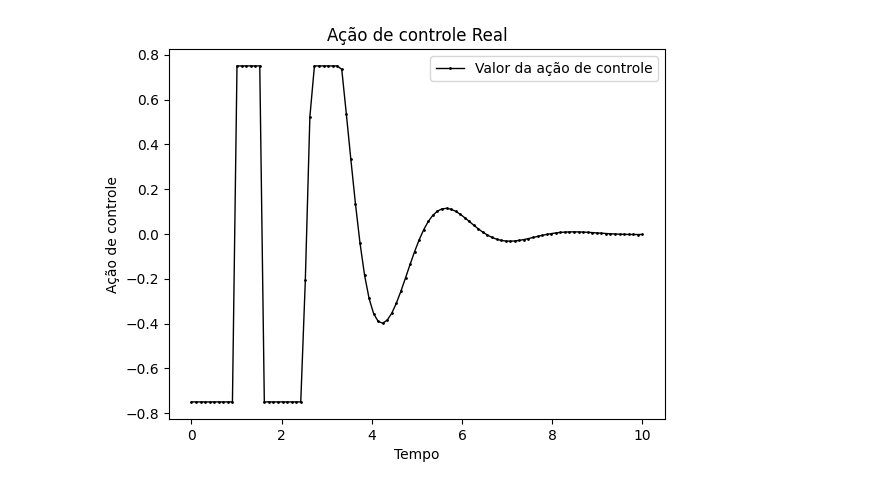
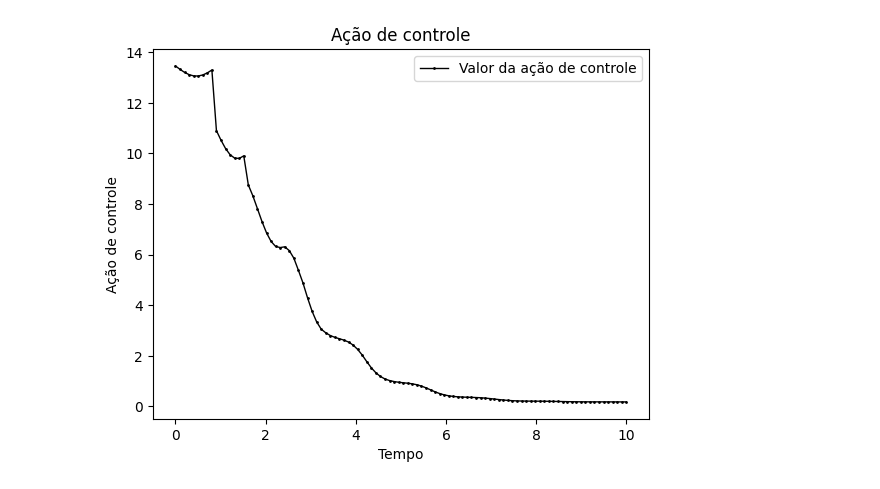
Before and after one commit to GabrielSiqueira1/MPC-Controle-Quantico, a Jupyter notebook: Open-Quantum-Systems-MPC-Frobenius.ipynb, the cells around one changed output. Drawn from its saved outputs; the diff is of its cells as text; code cells hidden in the pictures.

```diff
--- a/Open-Quantum-Systems-MPC-Frobenius.ipynb
+++ b/Open-Quantum-Systems-MPC-Frobenius.ipynb
@@ -122,7 +122,7 @@ def dpsi_dt(t, ro, H): # A derivada da ro em relação ao tempo não tem depend
     A = np.zeros((2,2), dtype=np.complex128)
     M = [[0, -ro[0][1]], [-ro[1][0], 0]]
     A = (np.dot(H,ro))-(np.dot(ro, H)) # [H,p]
-    return -1j*A+np.dot(M,0.20)
+    return -1j*A+np.dot(M,0.01)
 
 # Runge-Kutta de quarta ordem
 
@@ -222,6 +222,7 @@ def main(horizonte, rho_inicial):
     # O que será retornado por essa função
 
     vetor_controles = np.zeros((2, QUANTIDADE_PONTOS_AMOSTRAGEM), dtype=np.complex128) # Valores de controle
+    valores_funcao_objetivo = np.zeros((1, QUANTIDADE_PONTOS_AMOSTRAGEM), dtype=np.complex128)
 
     H = np.zeros((2,2), dtype=np.complex128)
     H = [[(1/2*np.pi), 0], [0, (3/2*np.pi)]]
@@ -247,6 +248,8 @@ def main(horizonte, rho_inicial):
 
         print(f"Controles: {complex(resultado.x[0],resultado.x[1])} e {complex(resultado.x[0],-resultado.x[1])}\n-------------------------")
 
+        valores_funcao_objetivo[0][pos] = func_objetivo(resultado.x, tempo, RHO_DESEJADO, rho_inicial, H, horizonte, PASSO)
+
         controle = [[0, resultado.x[0]],[resultado.x[0], 0]]
         H = somar(H, controle)
 
@@ -268,8 +271,8 @@ def main(horizonte, rho_inicial):
 
     print(f'O rho alcançado foi: {rho_inicial}')
     print(f'A fidelidade do experimento é de: {np.trace(np.sqrt(np.sqrt(rho_inicial)*RHO_DESEJADO*np.sqrt(rho_inicial)))}')
-    print(f'A fidelidade do experimento é de: {(np.trace(sqrtm(sqrtm(rho_inicial) @ RHO_DESEJADO @ sqrtm(rho_inicial))))**2}')
-    return evolucao_1, evolucao_2, vetor_controles
+    print(f'A fidelidade do experimento é de: {(np.trace(sqrtm(sqrtm(rho_inicial) @ RHO_DESEJADO @ sqrtm(rho_inicial))))}')
+    return evolucao_1, evolucao_2, vetor_controles, valores_funcao_objetivo
 # %%
 # Plotagem 2D e 3D
 from mpl_toolkits.mplot3d import Axes3D
@@ -313,7 +316,7 @@ def plot_componentes(valores_onda,  evolucao_d, componente):
     plt.tight_layout()
 # %%
 PSI = np.ones((2,1), dtype=np.complex128)
-PSI = [[0.00],[1.00]]
+PSI = [[1.00],[0.00]]
 ro = np.matmul(PSI, np.transpose(PSI))
-evolucao_1, evolucao_2, vetor_controles = main(10, ro)
+evolucao_1, evolucao_2, vetor_controles, valores_funcao_objetivo = main(10, ro)
 # %% [output]
@@ -345,14 +340,14 @@ plot_componentes(evolucao_1, evolucao_2, 2)
 # %%
-def acao_controle(valor, type):
+def acao_controle(valor):
     ts = np.linspace(0, TEMPO_ANALISE, QUANTIDADE_PONTOS_AMOSTRAGEM)
 
     plt.ylabel('Ação de controle')
     plt.xlabel('Tempo')
     plt.plot(ts, valor, color='k', marker='o', linewidth=1, markersize=1, label="Valor da ação de controle")
     plt.legend(loc="upper right")
-    plt.title(f"Ação de controle {type}")
+    plt.title(f"Ação de controle")
     plt.show()
 # %%
-acao_controle(vetor_controles[0].real, "Real")
+acao_controle(np.abs(valores_funcao_objetivo[0]))
 # %% [output]
-[figure, old version]
+[figure, new version]
```
Also changed, not shown: parts of 8 cells of this notebook, 3 other files.
